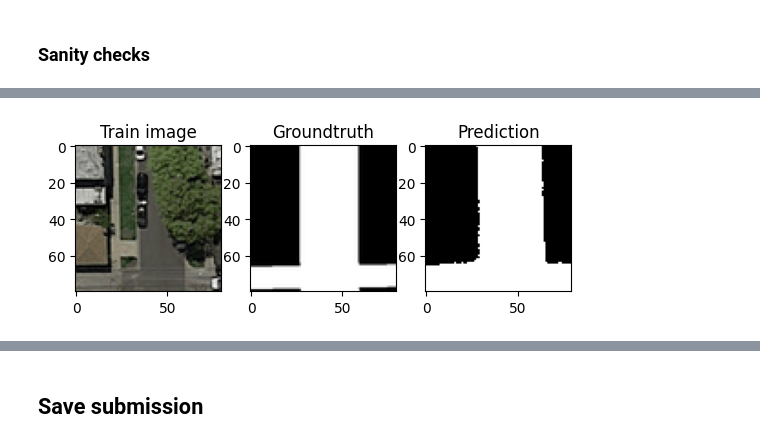
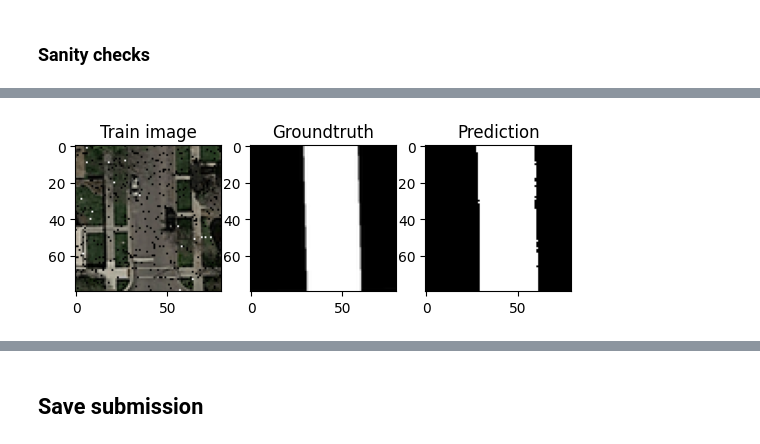
Before and after one commit to mateo762/unet-road-segmentation, a Jupyter notebook: Unet.ipynb, the cells around one changed output, grey strips where cells are left out. Saved outputs shown, nothing was run; the diff lists cells and outputs as text; code cells hidden in the pictures.

```diff
--- a/Unet.ipynb
+++ b/Unet.ipynb
@@ -95,7 +95,7 @@ tf.random.set_seed(RANDOM)
 # %%
 train_images = []
 
-for file in os.listdir(TRAIN_IMAGES_PATH):
+for file in tqdm(os.listdir(TRAIN_IMAGES_PATH), total=len(os.listdir(TRAIN_IMAGES_PATH))):
     img = plt.imread(TRAIN_IMAGES_PATH + file)
     img_split = split_into_patches(img, PATCH_SIZE)
     train_images.append(img_split)
@@ -128,7 +128,7 @@ New train shape: (0,)
 # %%
 train_labels = []
 
-for file in os.listdir(TRAIN_GROUNDTRUTH_PATH):
+for file in tqdm(os.listdir(TRAIN_GROUNDTRUTH_PATH),total=len(os.listdir(TRAIN_GROUNDTRUTH_PATH))):
     img = plt.imread(TRAIN_GROUNDTRUTH_PATH + file)
     img_split = split_into_patches(img, PATCH_SIZE)
     train_labels.append(img_split)
@@ -194,5 +197,7 @@ callbacks = [
         tf.keras.callbacks.EarlyStopping(patience=7, monitor='val_loss'),
         tf.keras.callbacks.TensorBoard(log_dir='logs'),
         tf.keras.callbacks.ModelCheckpoint(filepath=CHECKPOINT_PATH, save_weights_only=True, verbose=1, save_best_only=True)]
+# %%
+MODEL = tf.keras.models.load_model("models/unet_rotflip_700.h5")
 # %%
 MODEL.fit(X_train, y_train, verbose=1, epochs=100, batch_size=16, validation_data=(X_test, y_test), shuffle=True, callbacks=callbacks)
@@ -218,13 +223,13 @@ Epoch 37: val_loss did not improve from 0.19739
 # %% [markdown]
 ### Instead of running the model you can fetch it from the file
 # %%
-loaded_model = tf.keras.models.load_model("models/unet_rotations_400.h5")
+loaded_model = tf.keras.models.load_model("models/unet_rotflipnois_800.h5")
 #print(loaded_model.weights)
 # %% [markdown]
 ### Sanity checks
 # %%
 # TODO try other threshold for the prediction
-patch_you_want_to_see = 7
+patch_you_want_to_see = 9
 pred_threshold = 0.3
 
 fig, ax = plt.subplots(1,3)
@@ -244 +249 @@ ax[2].title.set_text('Prediction')
-[figure, old version]
+[figure, new version]
```
Also changed, not shown: parts of 12 cells of this notebook, 3 other files.
